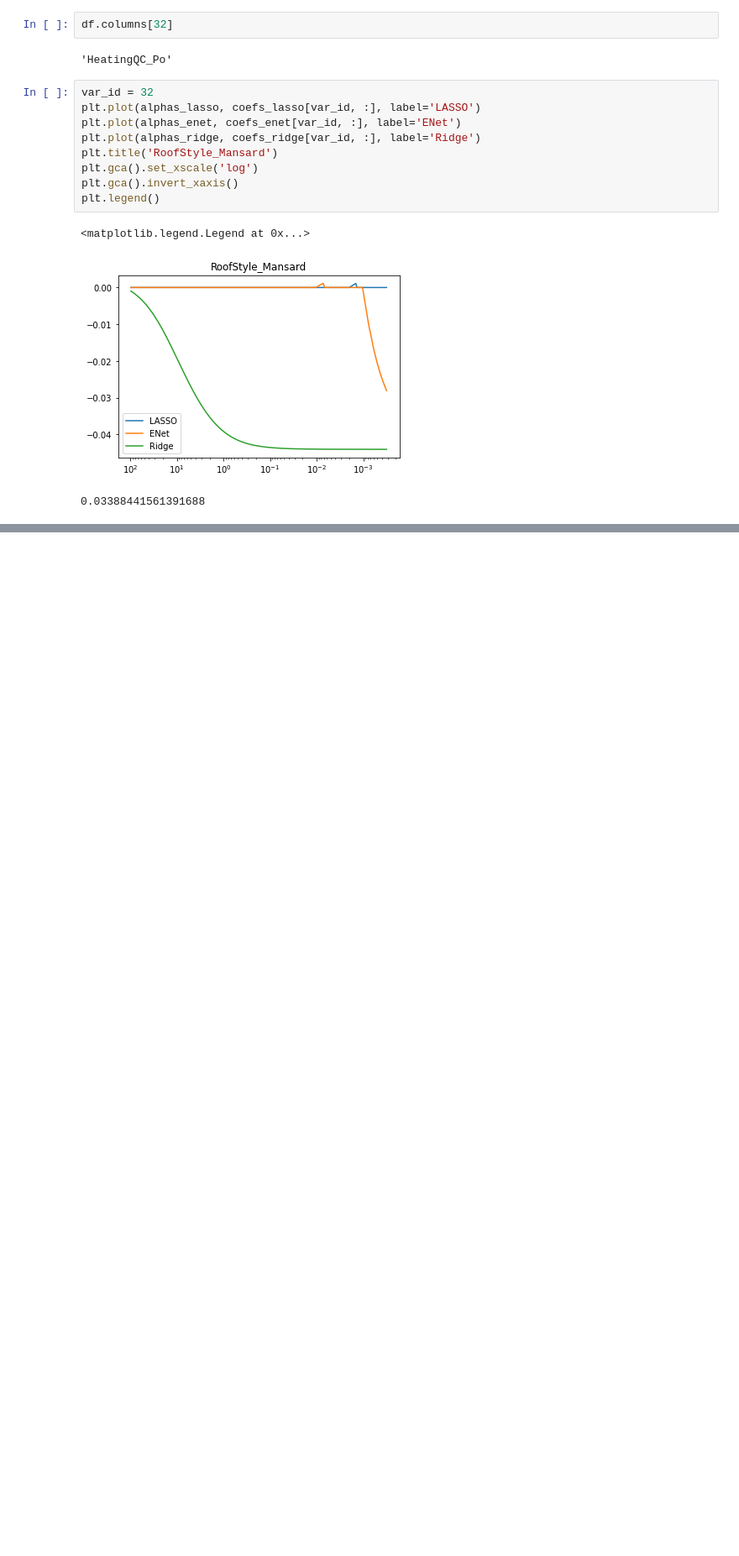
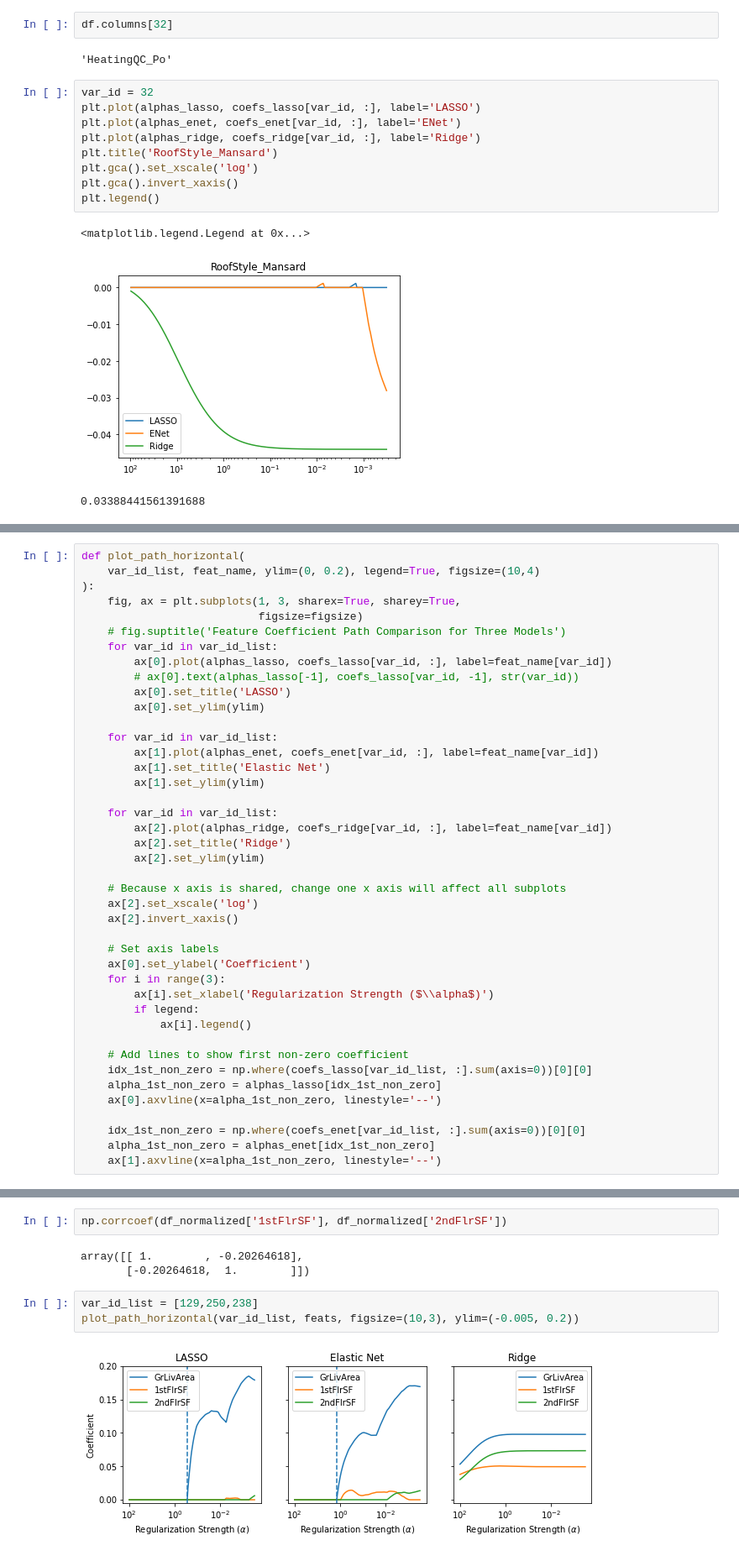
Before and after one commit to dehuihou/ames_house_price, a Jupyter notebook: sta208_final_project_regularization_path.ipynb, the cells around one changed output, grey strips where cells are left out. Shown at 84% size. Saved outputs shown, nothing was run; the diff lists cells and outputs as text; blank space fills up the shorter version.

```diff
--- a/sta208_final_project_regularization_path.ipynb
+++ b/sta208_final_project_regularization_path.ipynb
@@ -121,0 +123,42 @@ ax[1].axvline(x=alpha_1st_non_zero, linestyle='--')
+# %%
+def plot_path_horizontal(
+    var_id_list, feat_name, ylim=(0, 0.2), legend=True, figsize=(10,4)
+):
+    fig, ax = plt.subplots(1, 3, sharex=True, sharey=True,
+                           figsize=figsize)
+    # fig.suptitle('Feature Coefficient Path Comparison for Three Models')
+    for var_id in var_id_list:
+        ax[0].plot(alphas_lasso, coefs_lasso[var_id, :], label=feat_name[var_id])
+        # ax[0].text(alphas_lasso[-1], coefs_lasso[var_id, -1], str(var_id))
+        ax[0].set_title('LASSO')
+        ax[0].set_ylim(ylim)
+
+    for var_id in var_id_list:
+        ax[1].plot(alphas_enet, coefs_enet[var_id, :], label=feat_name[var_id])
+        ax[1].set_title('Elastic Net')
+        ax[1].set_ylim(ylim)
+
+    for var_id in var_id_list:
+        ax[2].plot(alphas_ridge, coefs_ridge[var_id, :], label=feat_name[var_id])
+        ax[2].set_title('Ridge')
+        ax[2].set_ylim(ylim)
+
+    # Because x axis is shared, change one x axis will affect all subplots
+    ax[2].set_xscale('log')
+    ax[2].invert_xaxis()
+
+    # Set axis labels
+    ax[0].set_ylabel('Coefficient')
+    for i in range(3):
+        ax[i].set_xlabel('Regularization Strength ($\\alpha$)')
+        if legend:
+            ax[i].legend()
+
+    # Add lines to show first non-zero coefficient
+    idx_1st_non_zero = np.where(coefs_lasso[var_id_list, :].sum(axis=0))[0][0]
+    alpha_1st_non_zero = alphas_lasso[idx_1st_non_zero]
+    ax[0].axvline(x=alpha_1st_non_zero, linestyle='--')
+
+    idx_1st_non_zero = np.where(coefs_enet[var_id_list, :].sum(axis=0))[0][0]
+    alpha_1st_non_zero = alphas_enet[idx_1st_non_zero]
+    ax[1].axvline(x=alpha_1st_non_zero, linestyle='--')
@@ -121,0 +216,10 @@ ax[1].axvline(x=alpha_1st_non_zero, linestyle='--')
+# %%
+np.corrcoef(df_normalized['1stFlrSF'], df_normalized['2ndFlrSF'])
+# %% [output]
+array([[ 1.        , -0.20264618],
+       [-0.20264618,  1.        ]])
+# %%
+var_id_list = [129,250,238]
+plot_path_horizontal(var_id_list, feats, figsize=(10,3), ylim=(-0.005, 0.2))
+# %% [output]
+[figure, added]
```
Also changed, not shown: parts of 14 cells of this notebook.
